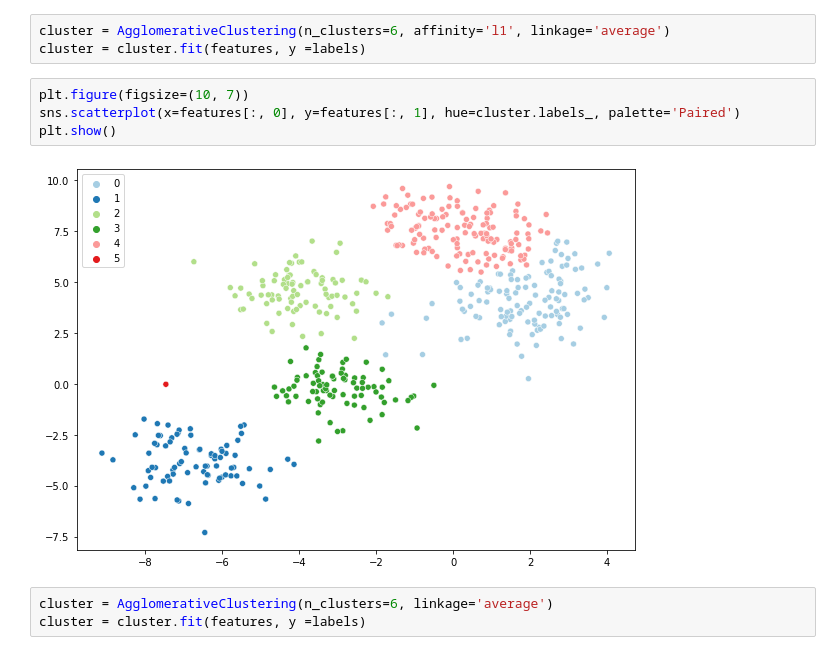
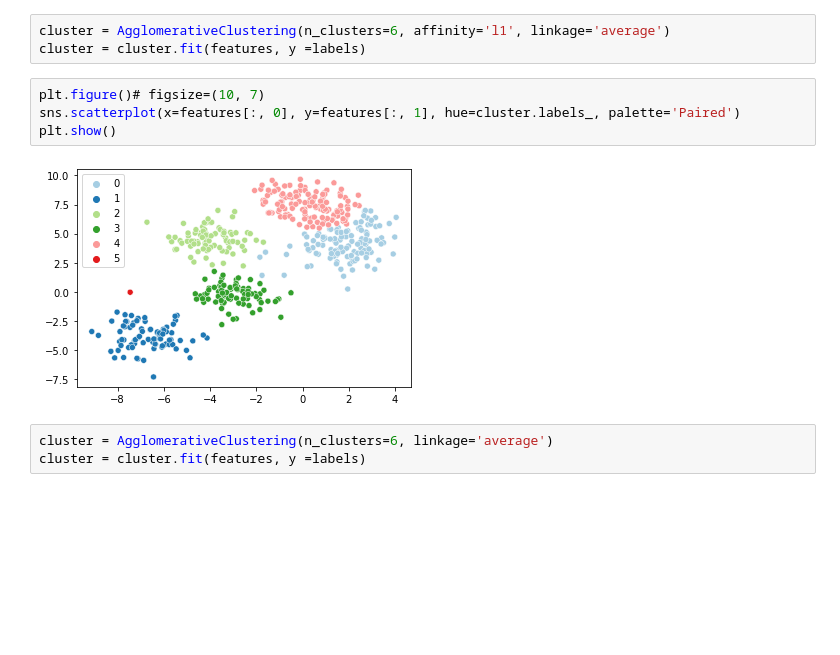
Before and after one commit to namepen/TIL, a Jupyter notebook: clustering/병합군집(Agglomerative Clustering).ipynb, the cells around one changed output. Saved outputs shown, nothing was run; the diff lists cells and outputs as text; blank space fills up the shorter version.

```diff
--- a/clustering/병합군집(Agglomerative Clustering).ipynb
+++ b/clustering/병합군집(Agglomerative Clustering).ipynb
@@ -52,11 +52,11 @@ plt.show()
 cluster = AgglomerativeClustering(n_clusters=6, affinity='l1', linkage='average')
 cluster = cluster.fit(features, y =labels)
 # %%
-plt.figure(figsize=(10, 7))
+plt.figure()# figsize=(10, 7)
 sns.scatterplot(x=features[:, 0], y=features[:, 1], hue=cluster.labels_, palette='Paired')
 plt.show()
 # %% [output]
-[figure, old version]
+[figure, new version]
 # %%
 cluster = AgglomerativeClustering(n_clusters=6, linkage='average')
 cluster = cluster.fit(features, y =labels)
```
Also changed, not shown: parts of 4 cells of this notebook.
